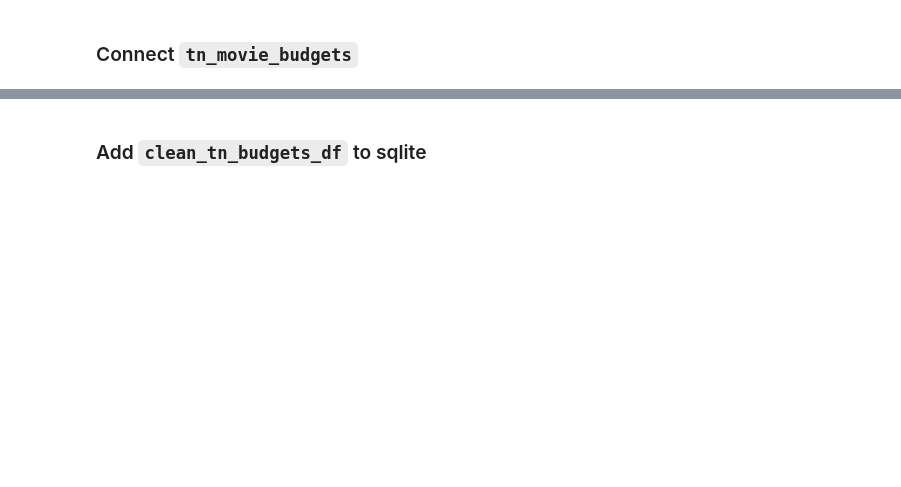
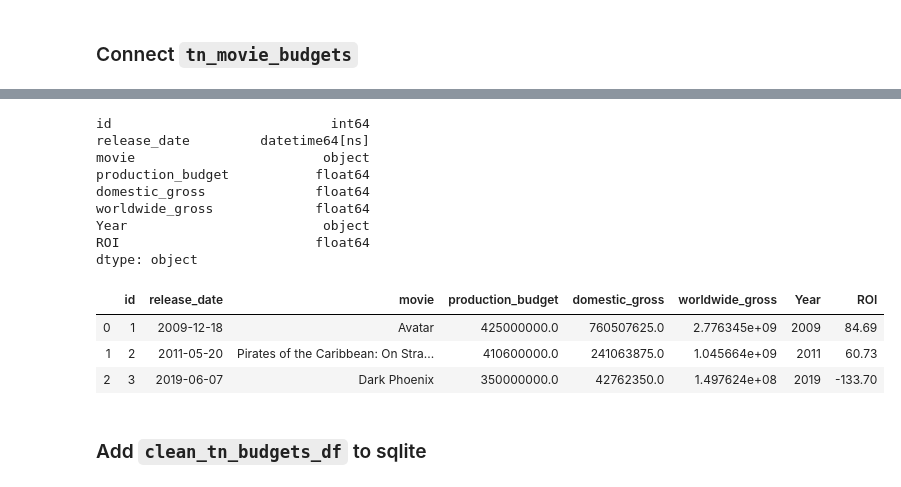
Before and after one commit to jammy-bot/dsc-mod-1-project-v2-1-online-ds-ft-120919, a Jupyter notebook: movies-clean-transform.ipynb, the cells around one changed output, grey strips where cells are left out. Saved outputs shown, nothing was run; the diff lists cells and outputs as text; code cells hidden in the pictures; blank space fills up the shorter version.

```diff
--- a/movies-clean-transform.ipynb
+++ b/movies-clean-transform.ipynb
@@ -365,7 +418,8 @@ clean_tn_budgets_df.head(1)
 # `convert_dollars_to_int(df, col)` accepts a dataframe and a column
 # encountered errors
 # we can quickly pass each of the necessary args via a loop
-for col in clean_tn_budgets_df.columns[3:]:
+
+for col in clean_tn_budgets_df.columns[3:6]:
     clean_tn_budgets_df[col] = clean_tn_budgets_df[col].str.replace("$", "").str.replace(",", "").astype('float64')
 
 clean_tn_budgets_df.dtypes
@@ -375,11 +450,25 @@ display(clean_tn_budgets_df.head(10).sort_values(by=['worldwide_gross'], ascendi
 # %%
-# add a ROI column
+# add a column to display return on investment (ROI)
 clean_tn_budgets_df['ROI'] = round((
     (clean_tn_budgets_df['worldwide_gross'] - clean_tn_budgets_df["production_budget"]
-    ) / clean_tn_budgets_df['worldwide_gross']) * 100, 2).astype('int64')
+    ) / clean_tn_budgets_df['worldwide_gross']) * 100, 2).astype('float64')
 
 display(clean_tn_budgets_df.dtypes)
 clean_tn_budgets_df.head(3)
+# %% [output]
+id                            int64
+release_date         datetime64[ns]
+movie                        object
+production_budget           float64
+domestic_gross              float64
+worldwide_gross             float64
+Year                         object
+ROI                         float64
+dtype: object
+|  | id | release_date | movie | production_budget | domestic_gross | worldwide_gross | Year | ROI |
+| 0 | 1 | 2009-12-18 | Avatar | 425000000.0 | 760507625.0 | 2.776345e+09 | 2009 | 84.69 |
+| 1 | 2 | 2011-05-20 | Pirates of the Caribbean: On Stra... | 410600000.0 | 241063875.0 | 1.045664e+09 | 2011 | 60.73 |
+| 2 | 3 | 2019-06-07 | Dark Phoenix | 350000000.0 | 42762350.0 | 1.497624e+08 | 2019 | -133.70 |
 # %% [markdown]
 ### Add `clean_tn_budgets_df` to sqlite
 # %%
```
Also changed, not shown: parts of 35 cells of this notebook.
